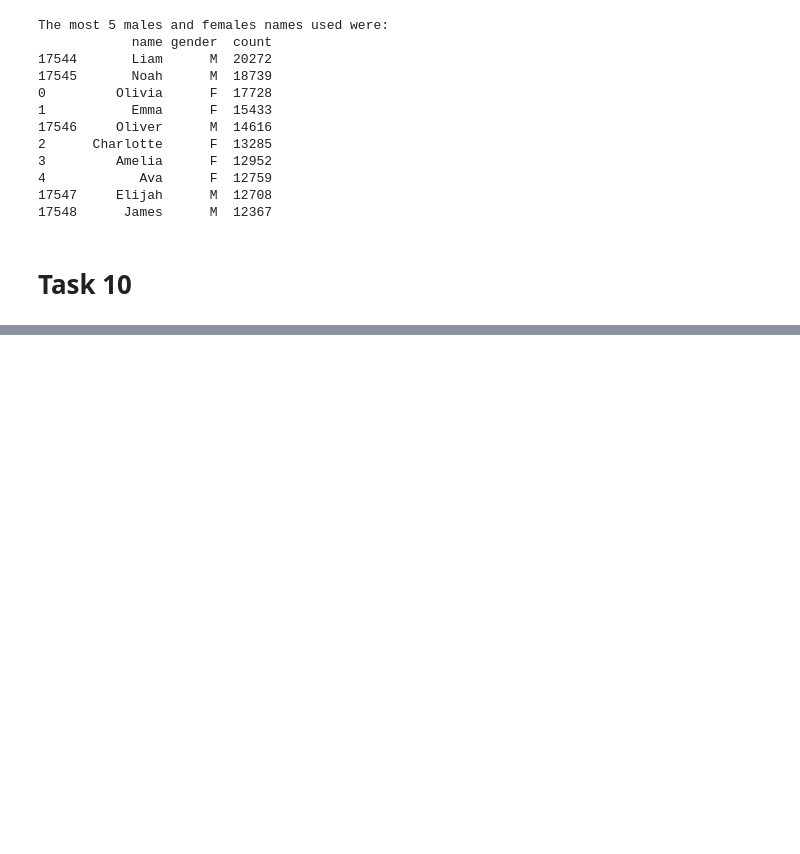
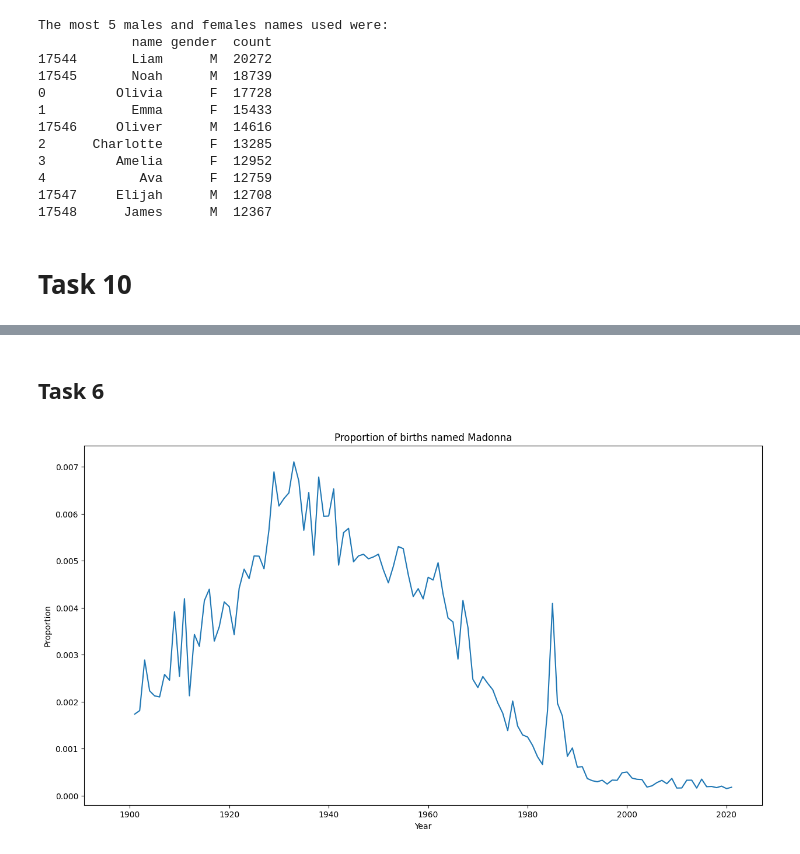
Before and after one commit to SMatti2/SE_25_DataScience, a Jupyter notebook: google_classroom/analyzing_baby_names/solution.ipynb, the cells around one changed output, grey strips where cells are left out. Cells and saved outputs as stored; diff of their text form; code cells hidden in the pictures; blank space fills up the shorter version.

```diff
--- a/google_classroom/analyzing_baby_names/solution.ipynb
+++ b/google_classroom/analyzing_baby_names/solution.ipynb
@@ -105,0 +211,15 @@ top10_females_and_males_names.to_excel('top10_females_and_males_names.xlsx', ind
+# %% [markdown]
+## Task 6
+# %%
+madonna_table = all_names[all_names['name'] == 'Madonna'].groupby('year')['count'].sum()
+total_births_per_year = all_names.groupby('year')['count'].sum()
+
+percentage_of_kids_named_madonna = madonna_table / total_births_per_year * 100
+
+percentage_of_kids_named_madonna.plot(figsize=(15, 8))
+plt.title(f'Proportion of births named Madonna')
+plt.xlabel('Year')
+plt.ylabel('Proportion')
+plt.show()
+# %% [output]
+[figure, added]
```
Also changed, not shown: parts of 12 cells of this notebook.
